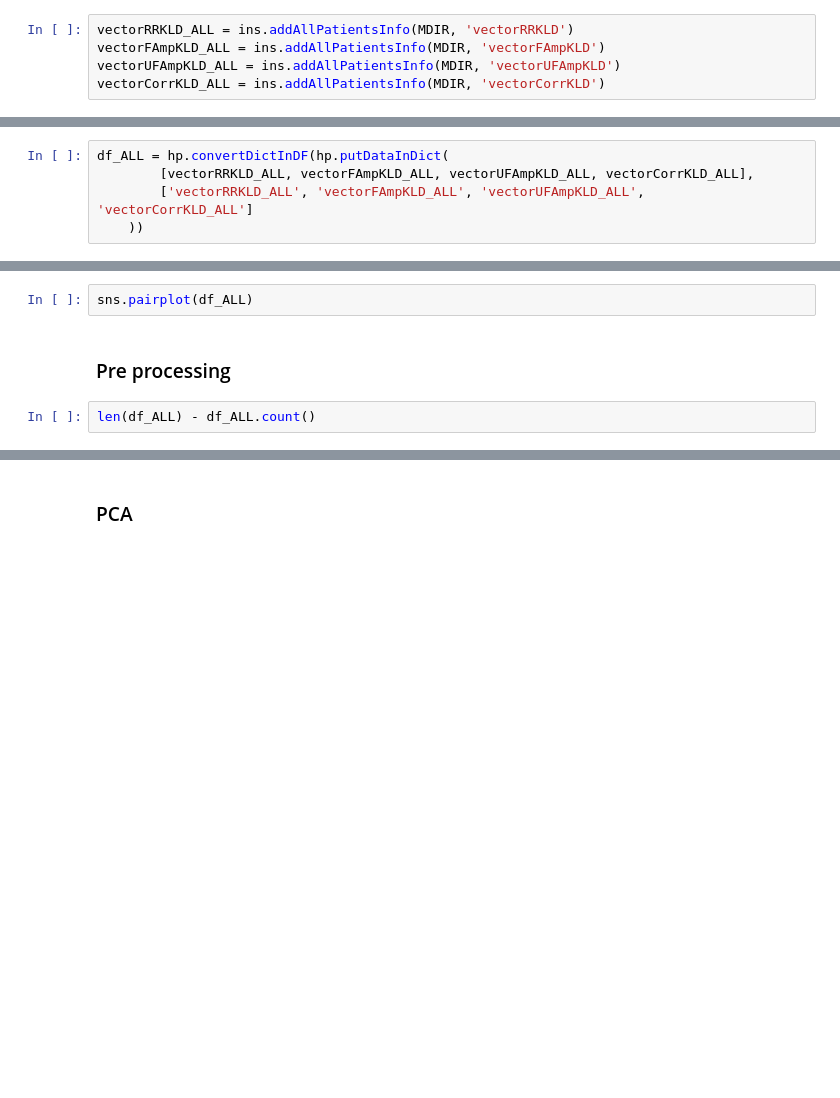
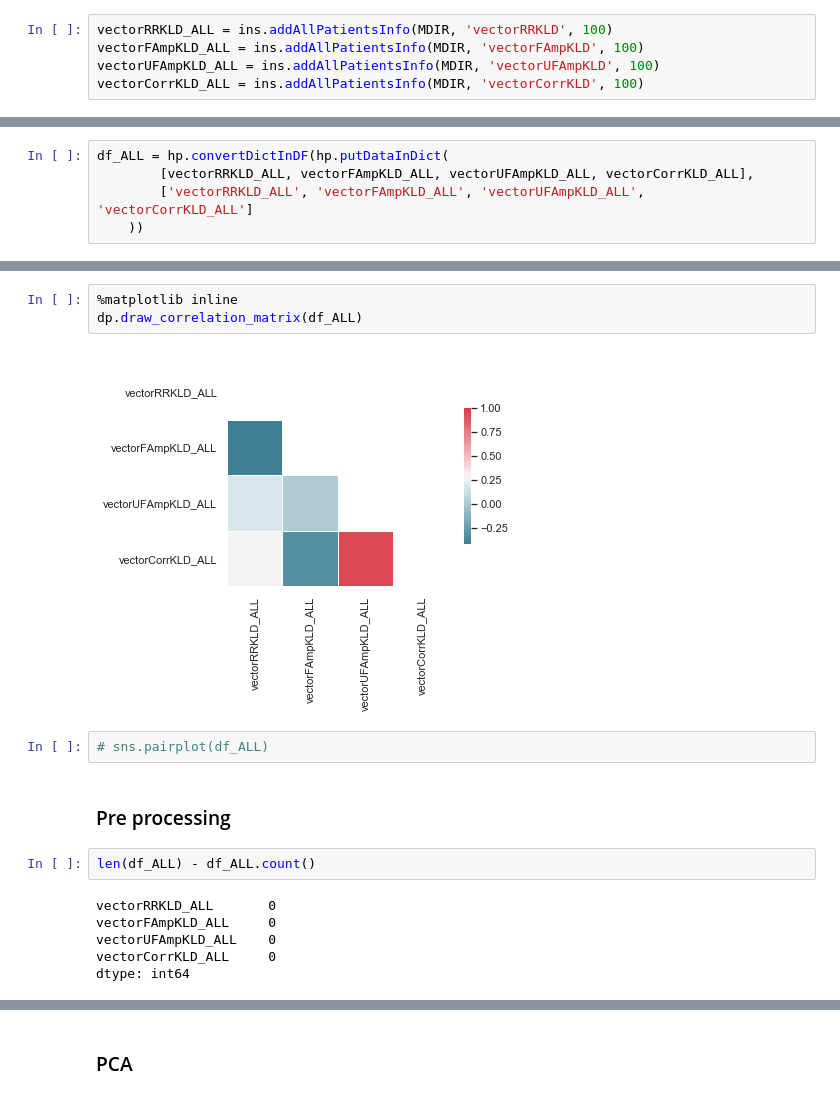
Before and after one commit to valeporti/stg_ete, a Jupyter notebook: test_bigd.ipynb, the cells around one changed output, grey strips where cells are left out. Cells and saved outputs as stored; diff of their text form; blank space fills up the shorter version.

```diff
--- a/test_bigd.ipynb
+++ b/test_bigd.ipynb
@@ -38,10 +40,10 @@ labels = ins.getFirstOneInfo(MDIR + 'RS10001/RS10001_170503_100212.mat')
 # %% [markdown]
 ### Get features info
 # %%
-vectorRRKLD_ALL = ins.addAllPatientsInfo(MDIR, 'vectorRRKLD')
-vectorFAmpKLD_ALL = ins.addAllPatientsInfo(MDIR, 'vectorFAmpKLD')
-vectorUFAmpKLD_ALL = ins.addAllPatientsInfo(MDIR, 'vectorUFAmpKLD')
-vectorCorrKLD_ALL = ins.addAllPatientsInfo(MDIR, 'vectorCorrKLD')
+vectorRRKLD_ALL = ins.addAllPatientsInfo(MDIR, 'vectorRRKLD', 100)
+vectorFAmpKLD_ALL = ins.addAllPatientsInfo(MDIR, 'vectorFAmpKLD', 100)
+vectorUFAmpKLD_ALL = ins.addAllPatientsInfo(MDIR, 'vectorUFAmpKLD', 100)
+vectorCorrKLD_ALL = ins.addAllPatientsInfo(MDIR, 'vectorCorrKLD', 100)
 # %% [output]
 Working on vectorRRKLD - RS10000
 Working on vectorRRKLD - RS10001
@@ -81,9 +114,20 @@ df_ALL.corr()
+# %%
+%matplotlib inline
+dp.draw_correlation_matrix(df_ALL)
+# %% [output]
+[figure, added]
 # %%
-sns.pairplot(df_ALL)
+# sns.pairplot(df_ALL)
 # %% [markdown]
 ### Pre processing
 # %%
 len(df_ALL) - df_ALL.count()
+# %% [output]
+vectorRRKLD_ALL       0
+vectorFAmpKLD_ALL     0
+vectorUFAmpKLD_ALL    0
+vectorCorrKLD_ALL     0
+dtype: int64
 # %%
 num_attribs = list(df_ALL)
 
```
Also changed, not shown: parts of 41 cells of this notebook, 4 other files.
